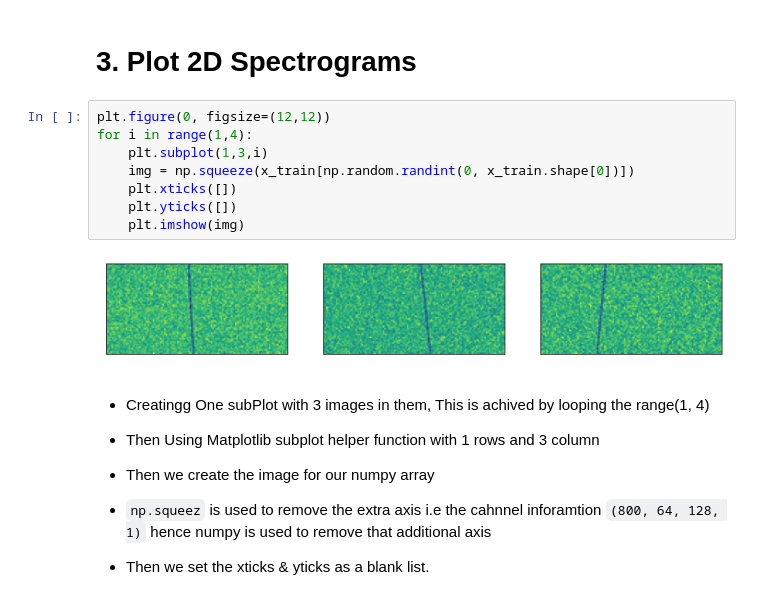
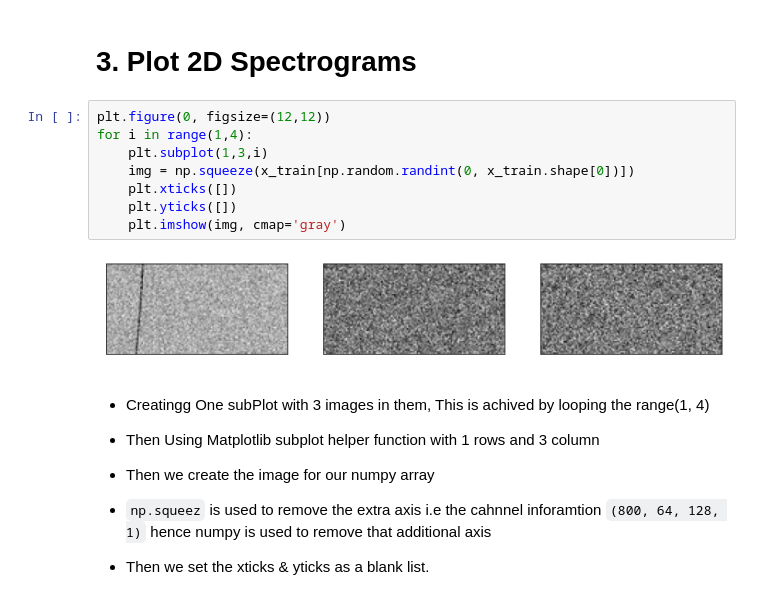
Before and after one commit to mohd-faizy/04P-Classify-Radio-Signals-from-Outer-Space-using-Keras, a Jupyter notebook: 04_Classify_Signals_from_Outer_Space_with_Keras.ipynb, the cells around one changed output. Drawn from its saved outputs; the diff is of its cells as text.

```diff
--- a/04_Classify_Signals_from_Outer_Space_with_Keras.ipynb
+++ b/04_Classify_Signals_from_Outer_Space_with_Keras.ipynb
@@ -102,13 +107,13 @@ y_val = val_labels.values
 # %%
 plt.figure(0, figsize=(12,12))
 for i in range(1,4):
     plt.subplot(1,3,i)
     img = np.squeeze(x_train[np.random.randint(0, x_train.shape[0])])
     plt.xticks([])
     plt.yticks([])
-    plt.imshow(img)
+    plt.imshow(img, cmap='gray')
 # %% [output]
-[figure, old version]
+[figure, new version]
 # %% [markdown]
 - Creatingg One subPlot with 3 images in them, This is achived by looping the range(1, 4)
 
```
Also changed, not shown: parts of 1 cell of this notebook.
